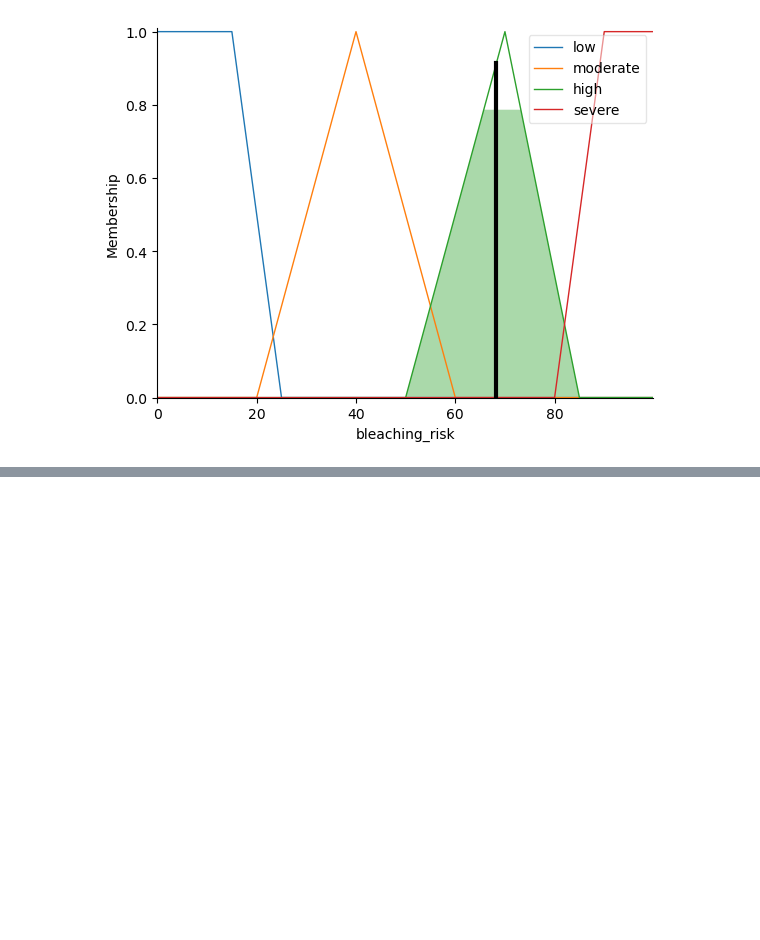
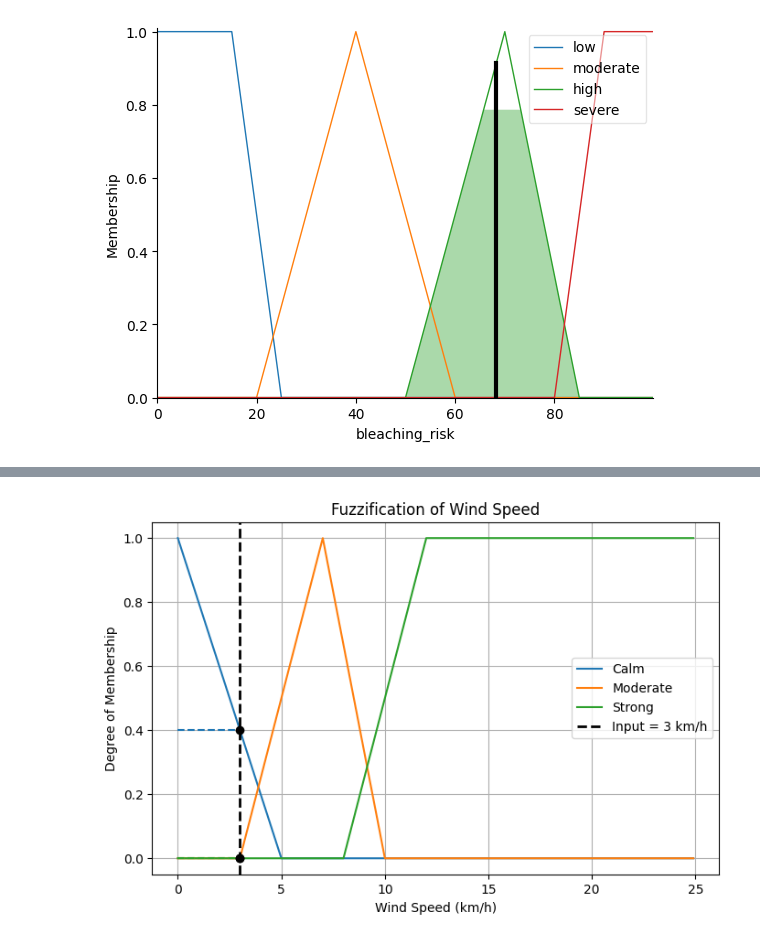
Before and after one commit to Winnee0305/coral-bleaching-fuzzy, a Jupyter notebook: fuzzy_logic.ipynb, the cells around one changed output, grey strips where cells are left out. Saved outputs shown, nothing was run; the diff lists cells and outputs as text; code cells hidden in the pictures; blank space fills up the shorter version.

```diff
--- a/fuzzy_logic.ipynb
+++ b/fuzzy_logic.ipynb
@@ -189,0 +337,28 @@ bleaching_risk.view(sim=train)
+# %%
+# Display the degrees of membership
+plt.figure(figsize=(8,5))
+
+# Plot membership functions
+plt.plot(windspeed.universe, windspeed['calm'].mf, color=colors[0], label='Calm')
+plt.plot(windspeed.universe, windspeed['moderate'].mf, color=colors[1], label='Moderate')
+plt.plot(windspeed.universe, windspeed['strong'].mf, color=colors[2], label='Strong')
+
+# Vertical dotted line for crisp input
+plt.axvline(windspeed_val, color='k', linestyle='--', linewidth=2, label=f'Input = {windspeed_val} km/h')
+
+# Horizontal dotted lines for membership degrees
+plt.hlines(mu_ws_calm, windspeed.universe.min(), windspeed_val, colors=colors[0], linestyles='--', linewidth=1.5)
+plt.hlines(mu_ws_mod, windspeed.universe.min(), windspeed_val, colors=colors[1], linestyles='--', linewidth=1.5)
+plt.hlines(mu_ws_strong, windspeed.universe.min(), windspeed_val, colors=colors[2], linestyles='--', linewidth=1.5)
+
+# Intersection points
+plt.scatter([windspeed_val]*3, [mu_ws_calm, mu_ws_mod, mu_ws_strong], color='k', zorder=5)
+
+plt.title('Fuzzification of Wind Speed')
+plt.xlabel('Wind Speed (km/h)')
+plt.ylabel('Degree of Membership')
+plt.grid(True)
+plt.legend()
+plt.show()
+# %% [output]
+[figure, added]
```
Also changed, not shown: parts of 12 cells of this notebook.
